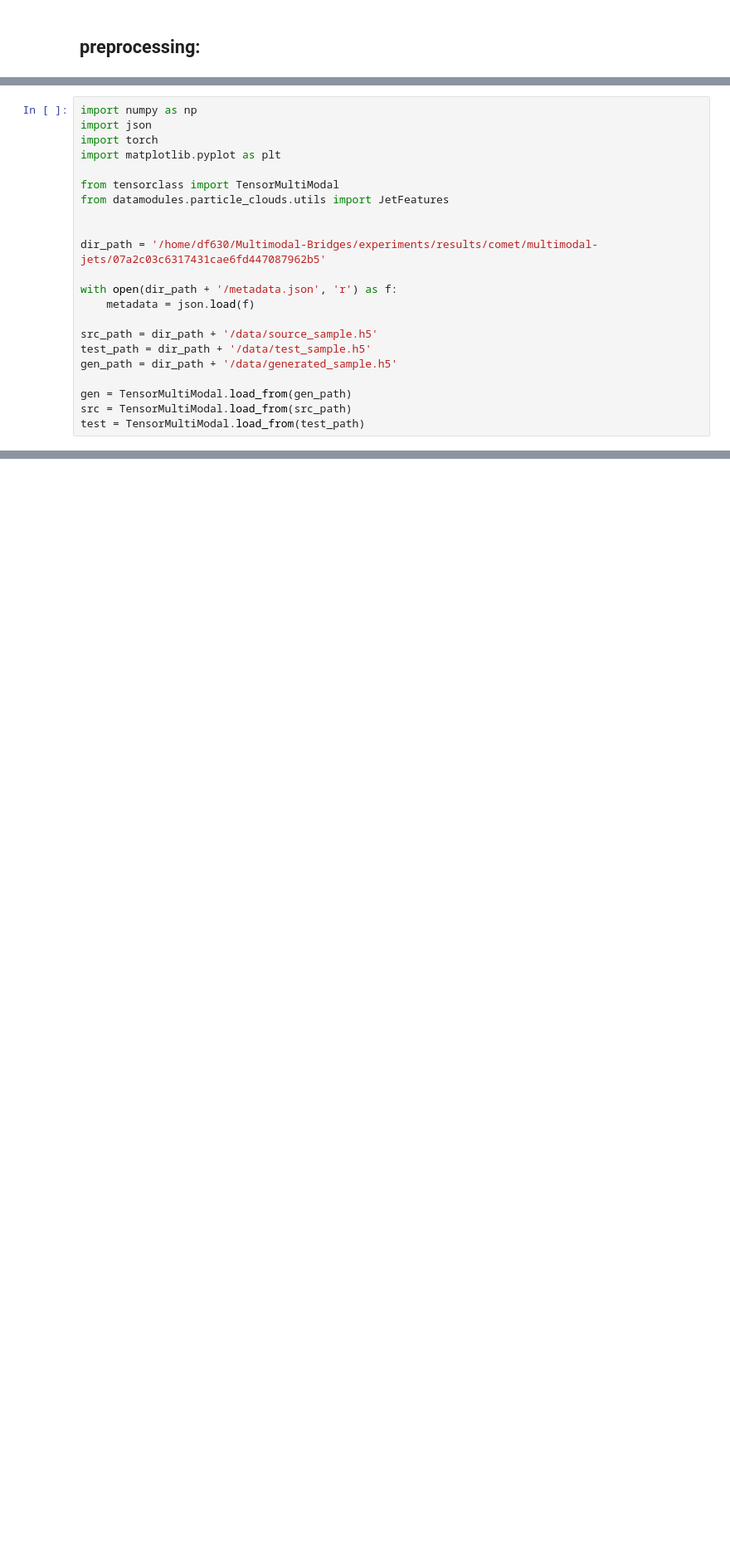
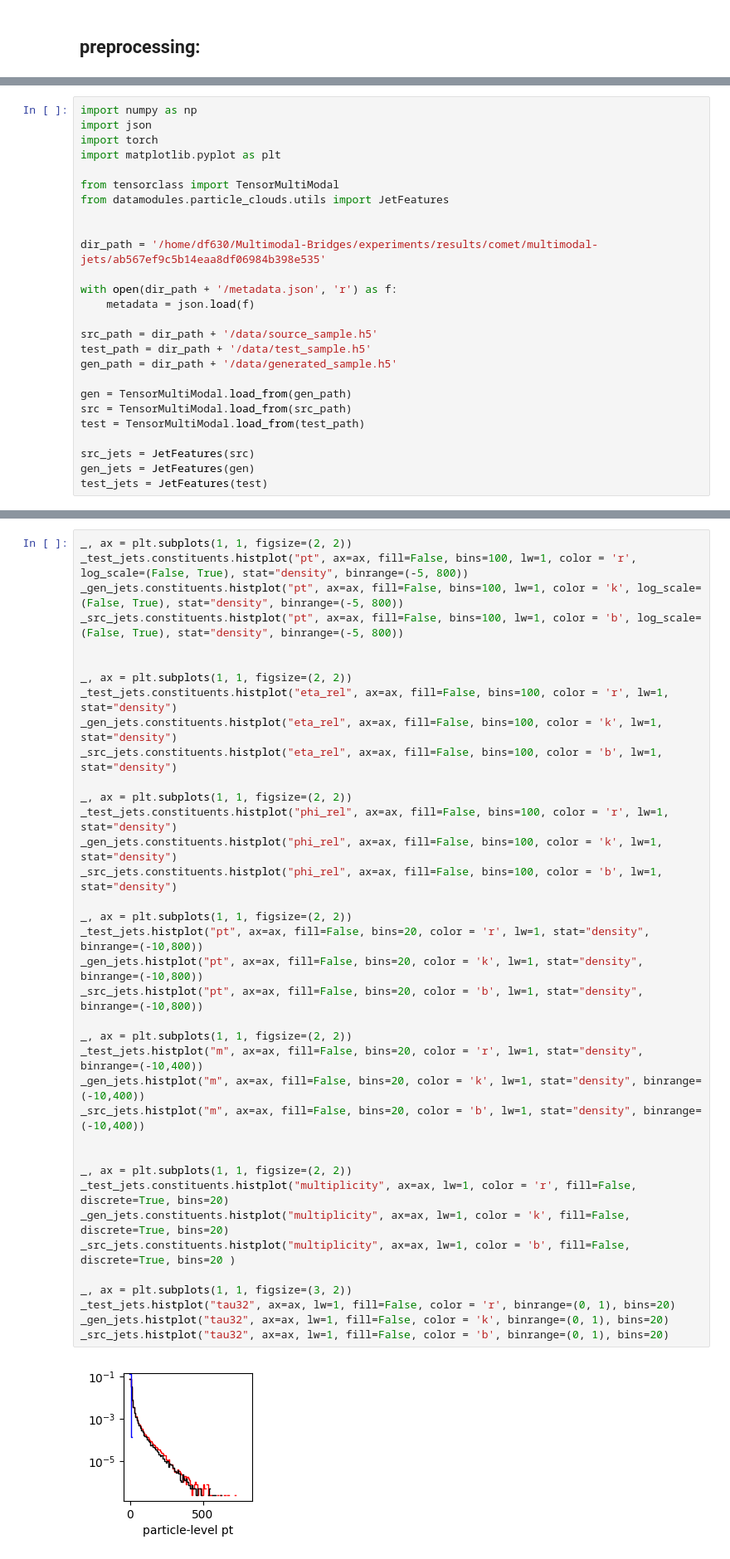
Before and after one commit to dfaroughy/Multimodal-Bridges, a Jupyter notebook: notebooks/data.ipynb, the cells around one changed output, grey strips where cells are left out. Shown: that part at 83% size. Saved outputs shown, nothing was run; the diff lists cells and outputs as text; blank space fills up the shorter version.

```diff
--- a/notebooks/data.ipynb
+++ b/notebooks/data.ipynb
@@ -314,7 +305,7 @@ from tensorclass import TensorMultiModal
 from datamodules.particle_clouds.utils import JetFeatures
 
 
-dir_path = '/home/df630/Multimodal-Bridges/experiments/results/comet/multimodal-jets/07a2c03c6317431cae6fd447087962b5'
+dir_path = '/home/df630/Multimodal-Bridges/experiments/results/comet/multimodal-jets/ab567ef9c5b14eaa8df06984b398e535'
 
 with open(dir_path + '/metadata.json', 'r') as f:
     metadata = json.load(f)
@@ -326,3 +317,7 @@ gen_path = dir_path + '/data/generated_sample.h5'
 gen = TensorMultiModal.load_from(gen_path)
 src = TensorMultiModal.load_from(src_path)
 test = TensorMultiModal.load_from(test_path)
+
+src_jets = JetFeatures(src)
+gen_jets = JetFeatures(gen)
+test_jets = JetFeatures(test)
@@ -411,0 +431,39 @@ gen_jets.histplot("numPhotons", fill=False, ax=ax, lw=1,  color = 'k', discrete=
+# %%
+_, ax = plt.subplots(1, 1, figsize=(2, 2))
+_test_jets.constituents.histplot("pt", ax=ax, fill=False, bins=100, lw=1, color = 'r', log_scale=(False, True), stat="density", binrange=(-5, 800))
+_gen_jets.constituents.histplot("pt", ax=ax, fill=False, bins=100, lw=1, color = 'k', log_scale=(False, True), stat="density", binrange=(-5, 800))
+_src_jets.constituents.histplot("pt", ax=ax, fill=False, bins=100, lw=1, color = 'b', log_scale=(False, True), stat="density", binrange=(-5, 800))
+
+
+_, ax = plt.subplots(1, 1, figsize=(2, 2))
+_test_jets.constituents.histplot("eta_rel", ax=ax, fill=False, bins=100, color = 'r', lw=1, stat="density")
+_gen_jets.constituents.histplot("eta_rel", ax=ax, fill=False, bins=100, color = 'k', lw=1,  stat="density")
+_src_jets.constituents.histplot("eta_rel", ax=ax, fill=False, bins=100, color = 'b', lw=1, stat="density")
+
+_, ax = plt.subplots(1, 1, figsize=(2, 2))
+_test_jets.constituents.histplot("phi_rel", ax=ax, fill=False, bins=100, color = 'r', lw=1,  stat="density")
+_gen_jets.constituents.histplot("phi_rel", ax=ax, fill=False, bins=100, color = 'k', lw=1,  stat="density")
+_src_jets.constituents.histplot("phi_rel", ax=ax, fill=False, bins=100, color = 'b', lw=1, stat="density")
+
+_, ax = plt.subplots(1, 1, figsize=(2, 2))
+_test_jets.histplot("pt", ax=ax, fill=False, bins=20, color = 'r', lw=1, stat="density", binrange=(-10,800))
+_gen_jets.histplot("pt", ax=ax, fill=False, bins=20, color = 'k', lw=1, stat="density", binrange=(-10,800))
+_src_jets.histplot("pt", ax=ax, fill=False, bins=20, color = 'b', lw=1, stat="density", binrange=(-10,800))
+
+_, ax = plt.subplots(1, 1, figsize=(2, 2))
+_test_jets.histplot("m", ax=ax, fill=False, bins=20, color = 'r', lw=1, stat="density", binrange=(-10,400))
+_gen_jets.histplot("m", ax=ax, fill=False, bins=20, color = 'k', lw=1, stat="density", binrange=(-10,400))
+_src_jets.histplot("m", ax=ax, fill=False, bins=20, color = 'b', lw=1, stat="density", binrange=(-10,400))
+
+
+_, ax = plt.subplots(1, 1, figsize=(2, 2))
+_test_jets.constituents.histplot("multiplicity", ax=ax, lw=1, color = 'r', fill=False, discrete=True, bins=20)
+_gen_jets.constituents.histplot("multiplicity", ax=ax, lw=1, color = 'k', fill=False, discrete=True, bins=20)
+_src_jets.constituents.histplot("multiplicity", ax=ax, lw=1, color = 'b', fill=False, discrete=True, bins=20 )
+
+_, ax = plt.subplots(1, 1, figsize=(3, 2))
+_test_jets.histplot("tau32", ax=ax, lw=1, fill=False, color = 'r', binrange=(0, 1), bins=20)
+_gen_jets.histplot("tau32", ax=ax, lw=1, fill=False, color = 'k', binrange=(0, 1), bins=20)
+_src_jets.histplot("tau32", ax=ax, lw=1, fill=False, color = 'b', binrange=(0, 1), bins=20)
+# %% [output]
+[figure, added]
```
Also changed, not shown: parts of 23 cells of this notebook, 7 other files.
